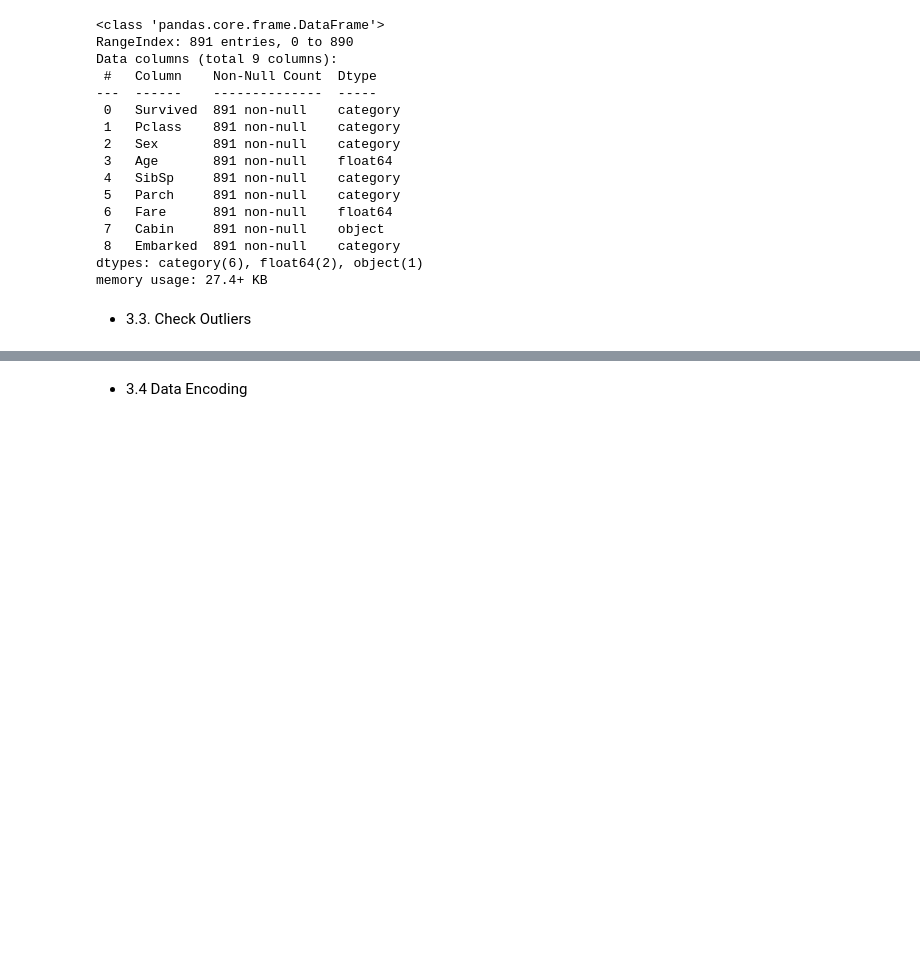
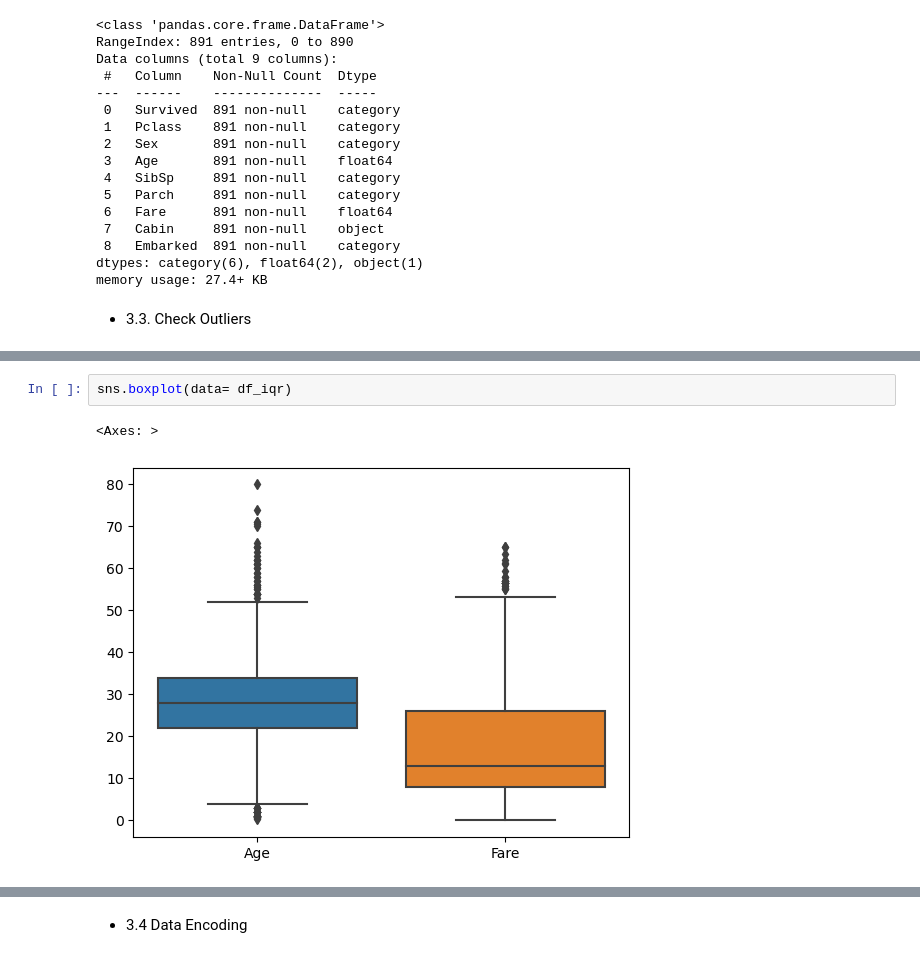
Before and after one commit to DoanDucThang0805/Starting-Data-Science, a Jupyter notebook: Titanic_project/titanic.ipynb, the cells around one changed output, grey strips where cells are left out. Drawn from its saved outputs; the diff is of its cells as text; blank space fills up the shorter version.

```diff
--- a/Titanic_project/titanic.ipynb
+++ b/Titanic_project/titanic.ipynb
@@ -253,0 +267,5 @@ memory usage: 27.4+ KB
+# %%
+sns.boxplot(data= df_iqr)
+# %% [output]
+<Axes: >
+[figure, added]
```
Also changed, not shown: parts of 26 cells of this notebook.
